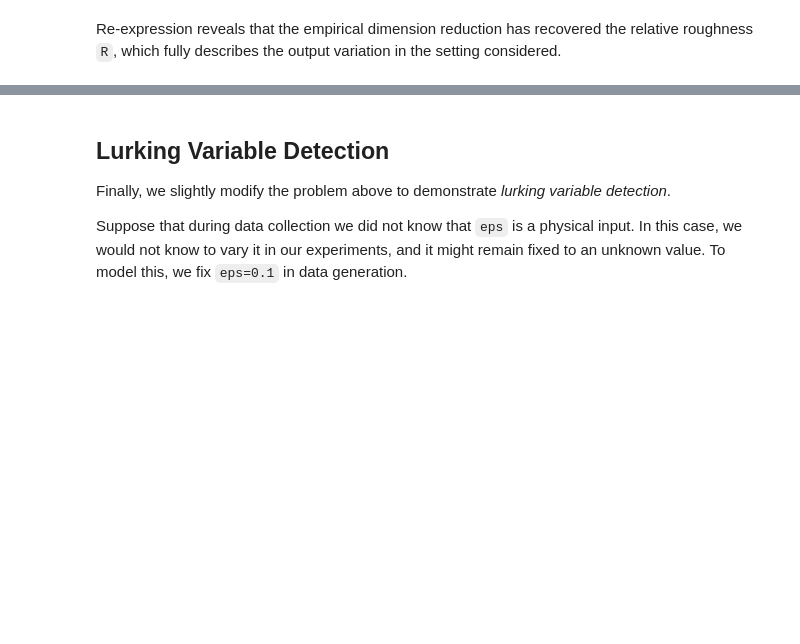
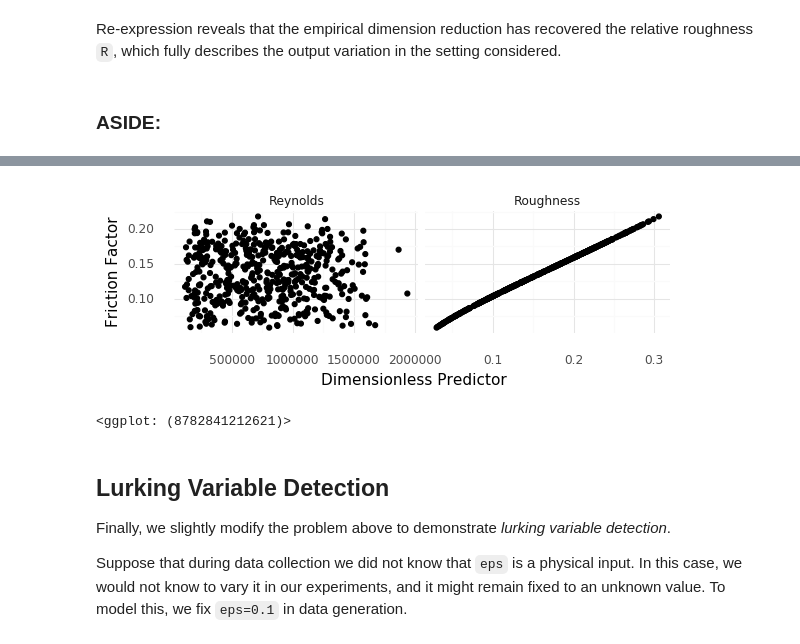
Before and after one commit to zdelrosario/pybuck, a Jupyter notebook: examples/quick_demo.ipynb, the cells around one changed output, grey strips where cells are left out. Cells and saved outputs as stored; diff of their text form; code cells hidden in the pictures; blank space fills up the shorter version.

```diff
--- a/examples/quick_demo.ipynb
+++ b/examples/quick_demo.ipynb
@@ -13,3 +11,10 @@ from pybuck import *
+# %%
+import grama as gr
+
+from pybuck import *
+from plotnine import *
+
+DF = gr.Intention()
 # %% [markdown]
 We are studying the *Reynolds' pipe flow problem* [1], which has physical inputs:
 
@@ -259,2 +267,30 @@ express(df_dr, df_standard)
 # %% [markdown]
 Re-expression reveals that the empirical dimension reduction has recovered the relative roughness `R`, which fully describes the output variation in the setting considered.
+# %% [markdown]
+### ASIDE:
+# %%
+(
+    df_data
+    >> gr.tf_mutate(
+        Reynolds=DF.rho * DF.U * DF.D / DF.mu,
+        Roughness=DF.eps / DF.D,
+    )
+
+    >> gr.tf_gather(
+        "pi",
+        "xi",
+        ["Reynolds", "Roughness"]
+    )
+
+    >> ggplot(aes("xi", "f"))
+    + geom_point()
+
+    + facet_grid("~pi", scales="free_x")
+    + theme_minimal()
+    + theme(aspect_ratio=1/2)
+    + labs(
+        x="Dimensionless Predictor",
+        y="Friction Factor"
+    )
+)
+# %% [output]
@@ -261,3 +299,5 @@ Re-expression reveals that the empirical dimension reduction has recovered the r
+[figure, added]
+<ggplot: (8782841212621)>
 # %% [markdown]
 ## Lurking Variable Detection
 
```
Also changed, not shown: parts of 19 cells of this notebook.
